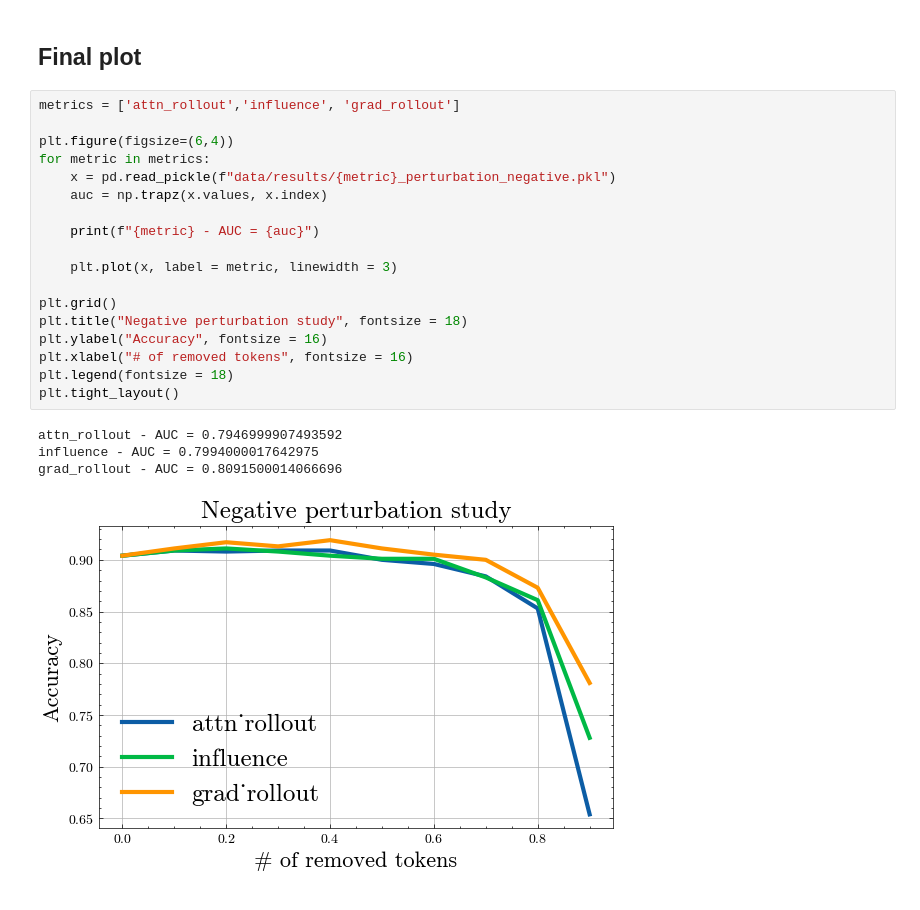
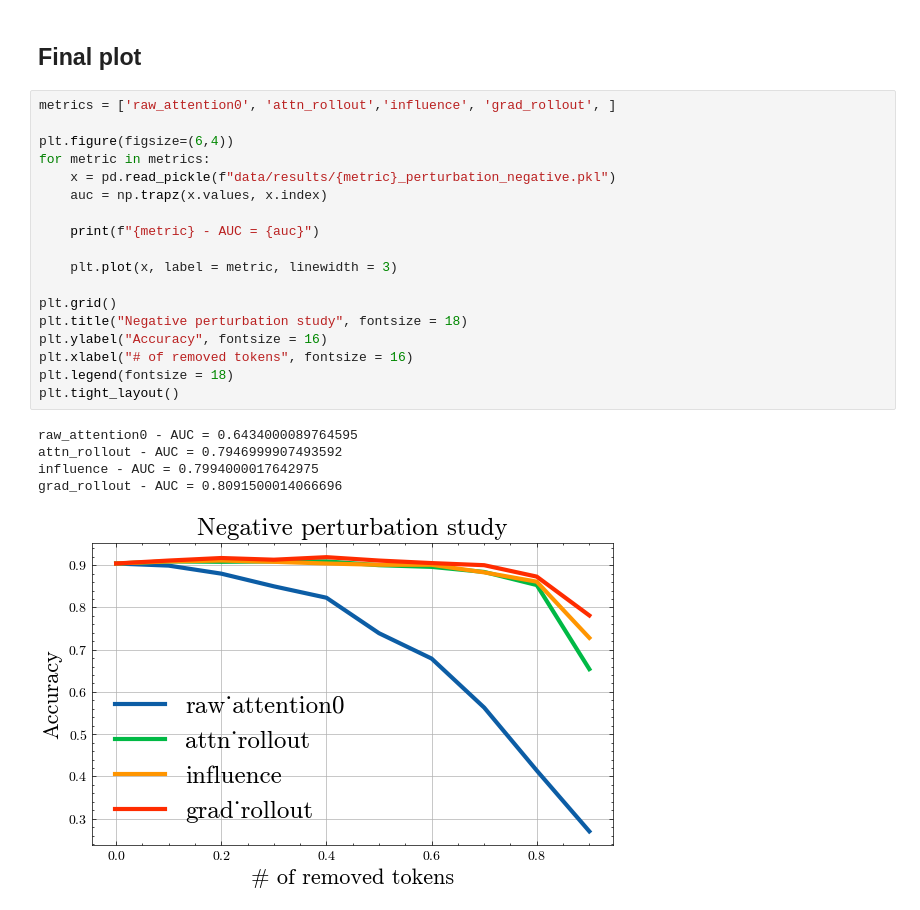
Before and after one commit to peulsilva/transformer-explainability, a Jupyter notebook: notebooks/text/04-negative_perturbation_study.ipynb, the cells around one changed output. Drawn from its saved outputs; the diff is of its cells as text.

```diff
--- a/notebooks/text/04-negative_perturbation_study.ipynb
+++ b/notebooks/text/04-negative_perturbation_study.ipynb
@@ -246,25 +300,26 @@ pd.Series(accs).apply(lambda x: x.item())\
 # %% [markdown]
 ## Final plot
 # %%
-metrics = ['attn_rollout','influence', 'grad_rollout']
+metrics = ['raw_attention0', 'attn_rollout','influence', 'grad_rollout', ]
 
 plt.figure(figsize=(6,4))
 for metric in metrics:
     x = pd.read_pickle(f"data/results/{metric}_perturbation_negative.pkl")
     auc = np.trapz(x.values, x.index)
 
     print(f"{metric} - AUC = {auc}")
 
     plt.plot(x, label = metric, linewidth = 3)
 
 plt.grid()
 plt.title("Negative perturbation study", fontsize = 18)
 plt.ylabel("Accuracy", fontsize = 16)
 plt.xlabel("# of removed tokens", fontsize = 16)
 plt.legend(fontsize = 18)
 plt.tight_layout()
 # %% [output]
+raw_attention0 - AUC = 0.6434000089764595
 attn_rollout - AUC = 0.7946999907493592
 influence - AUC = 0.7994000017642975
 grad_rollout - AUC = 0.8091500014066696
-[figure, old version]
+[figure, new version]
```
Also changed, not shown: parts of 7 cells of this notebook, 17 other files.
